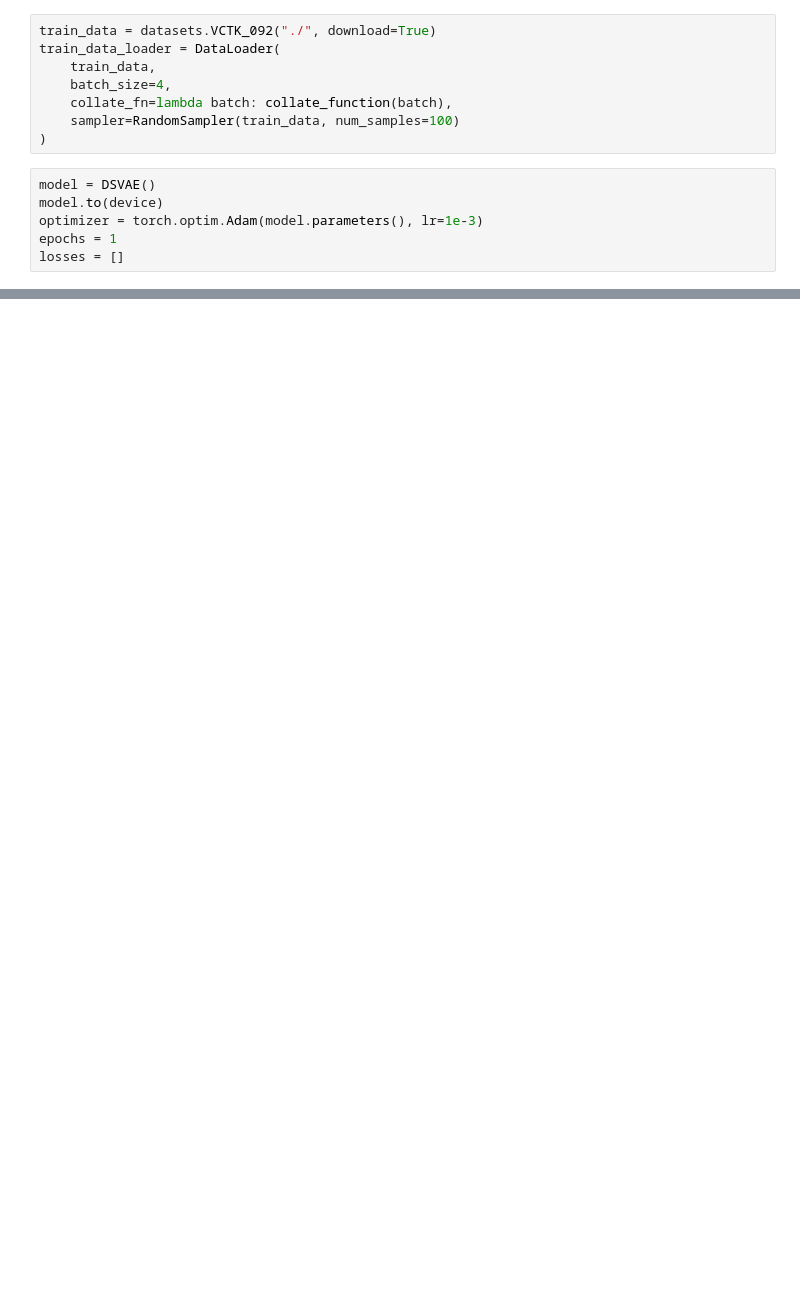
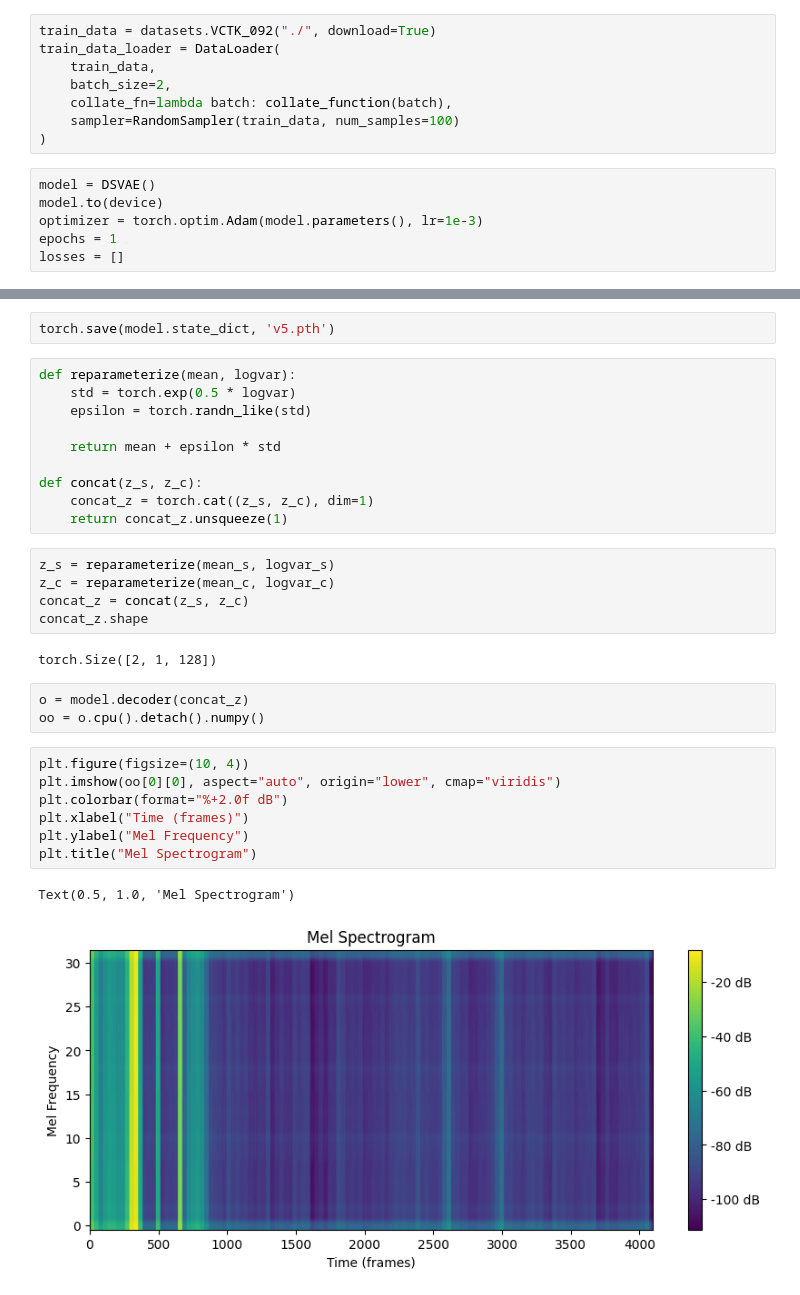
Before and after one commit to xue-yuan/DSVAE, a Jupyter notebook: train.ipynb, the cells around one changed output, grey strips where cells are left out. Drawn from its saved outputs; the diff is of its cells as text; blank space fills up the shorter version.

Commit message:
Update model architecture

```diff
--- a/train.ipynb
+++ b/train.ipynb
@@ -38,7 +42,7 @@ def loss_function(x, recon_x, mean_s, logvar_s, mean_c, logvar_c):
 train_data = datasets.VCTK_092("./", download=True)
 train_data_loader = DataLoader(
     train_data,
-    batch_size=4,
+    batch_size=2,
     collate_fn=lambda batch: collate_function(batch),
     sampler=RandomSampler(train_data, num_samples=100)
 )
@@ -74,0 +97,32 @@ print("Done!")
+# %%
+torch.save(model.state_dict, 'v5.pth')
+# %%
+def reparameterize(mean, logvar):
+    std = torch.exp(0.5 * logvar)
+    epsilon = torch.randn_like(std)
+
+    return mean + epsilon * std
+
+def concat(z_s, z_c):
+    concat_z = torch.cat((z_s, z_c), dim=1)
+    return concat_z.unsqueeze(1)
+# %%
+z_s = reparameterize(mean_s, logvar_s)
+z_c = reparameterize(mean_c, logvar_c)
+concat_z = concat(z_s, z_c)
+concat_z.shape
+# %% [output]
+torch.Size([2, 1, 128])
+# %%
+o = model.decoder(concat_z)
+oo = o.cpu().detach().numpy()
+# %%
+plt.figure(figsize=(10, 4))
+plt.imshow(oo[0][0], aspect="auto", origin="lower", cmap="viridis")
+plt.colorbar(format="%+2.0f dB")
+plt.xlabel("Time (frames)")
+plt.ylabel("Mel Frequency")
+plt.title("Mel Spectrogram")
+# %% [output]
+Text(0.5, 1.0, 'Mel Spectrogram')
+[figure, added]
```
Also changed, not shown: parts of 4 cells of this notebook, 6 other files.
